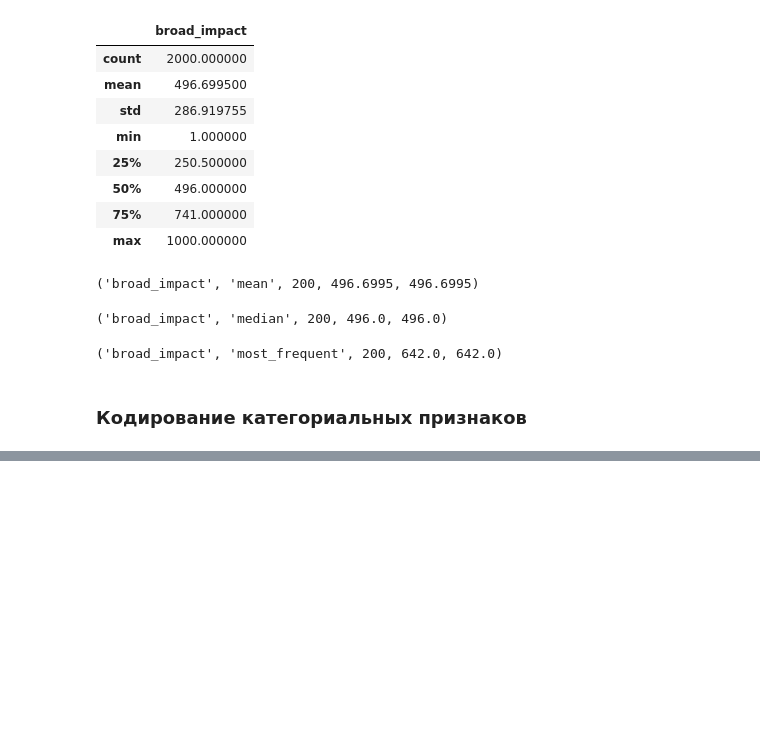
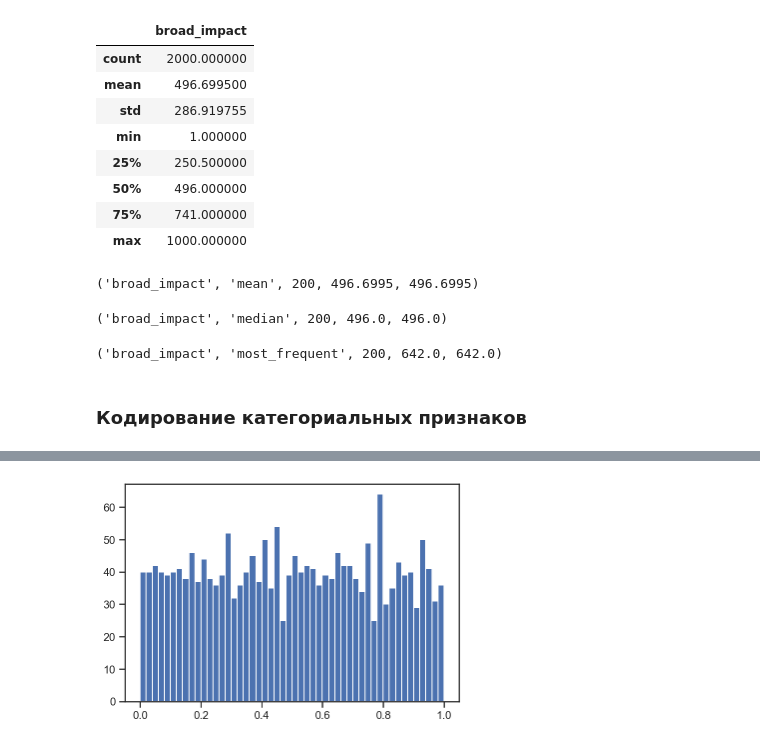
Before and after one commit to mrRoze/TMO-worked, a Jupyter notebook: TMO/Lab 2.ipynb, the cells around one changed output, grey strips where cells are left out. Saved outputs shown, nothing was run; the diff lists cells and outputs as text; code cells hidden in the pictures; blank space fills up the shorter version.

```diff
--- a/TMO/Lab 2.ipynb
+++ b/TMO/Lab 2.ipynb
@@ -309,0 +441,5 @@ test_num_impute_col(data, 'broad_impact', strategies[2])
+# %%
+plt.hist(sc1_data, 50)
+plt.show()
+# %% [output]
+[figure, added]
```
Also changed, not shown: parts of 20 cells of this notebook.
